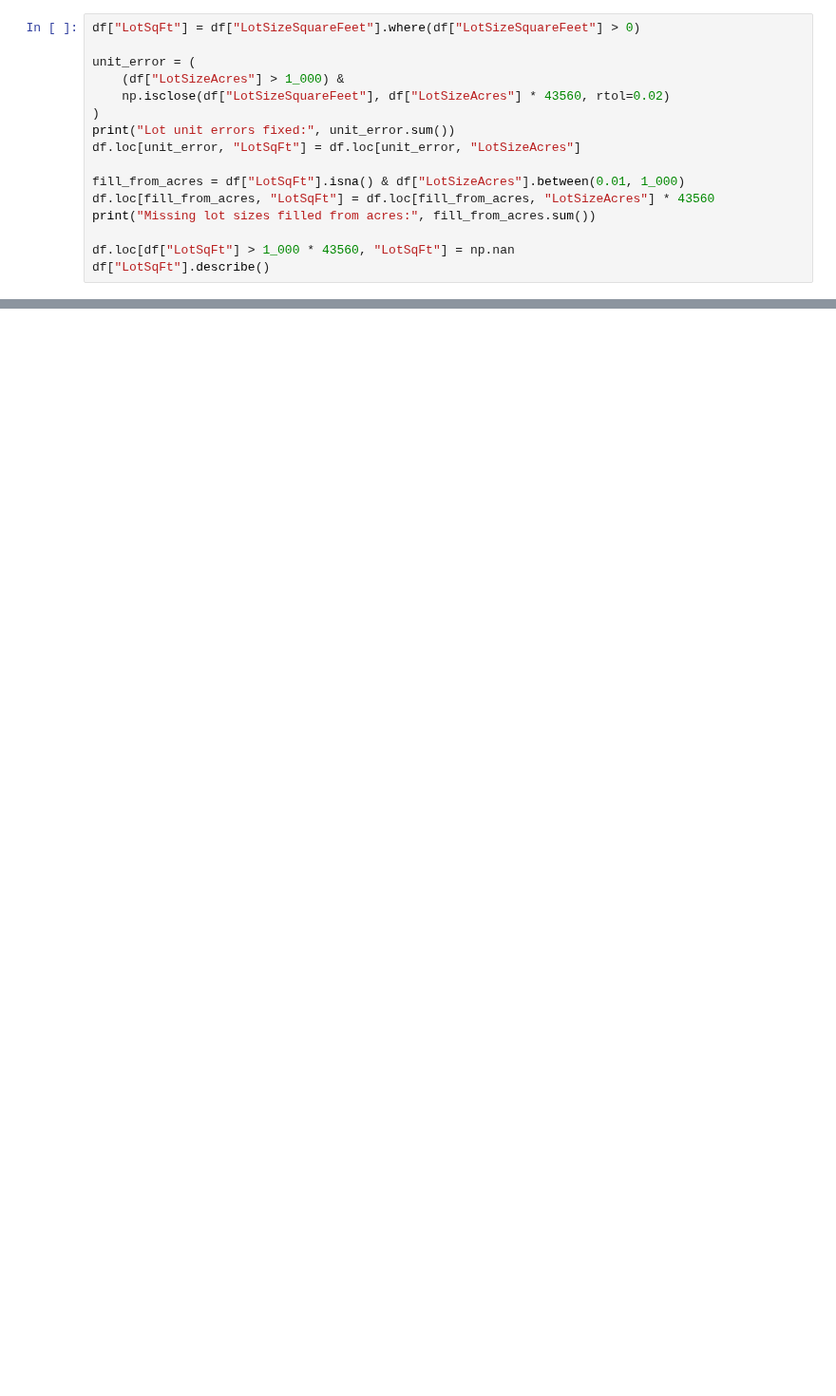
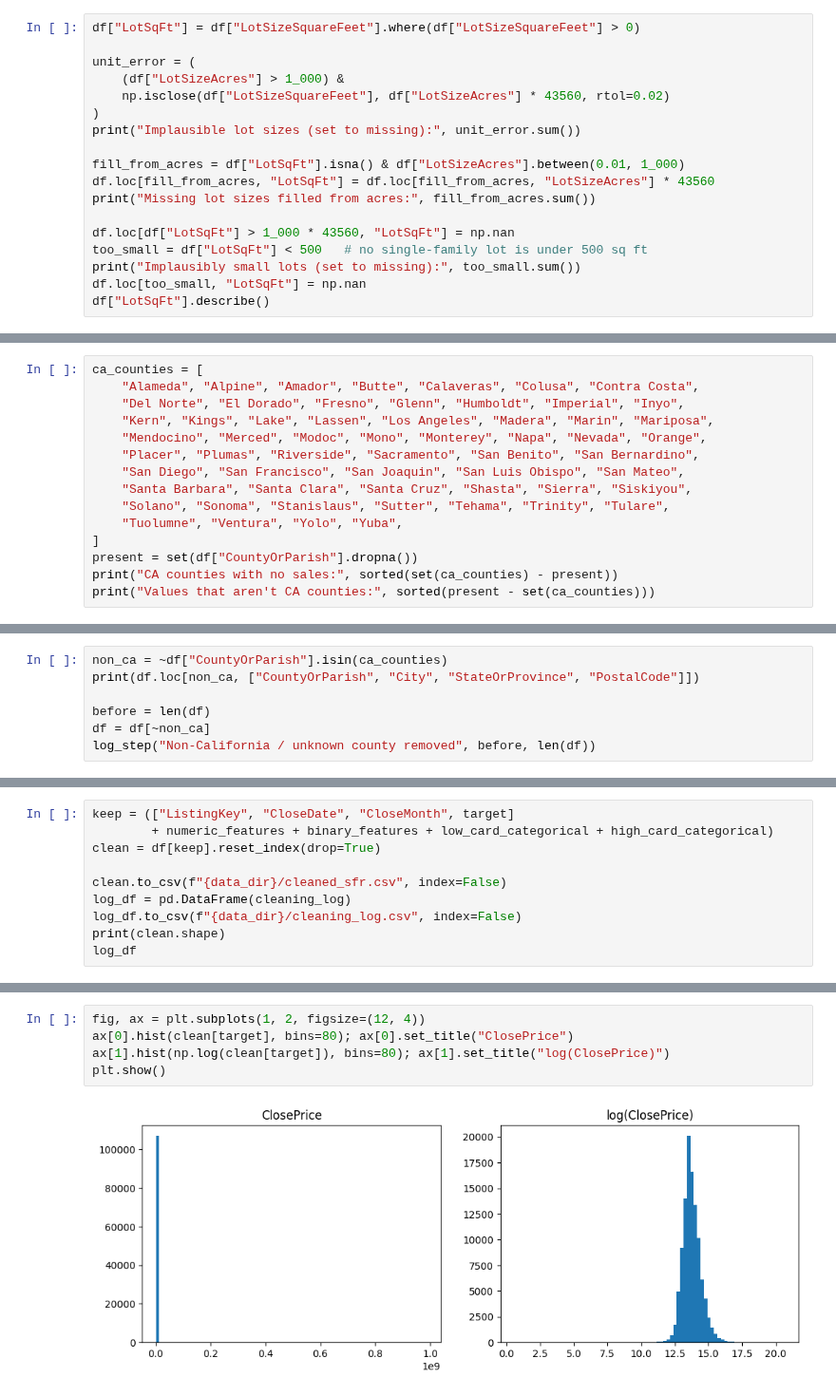
Before and after one commit to Shourya-Kulkarni/IDX-Exchange-Data-Science, a Jupyter notebook: notebooks/02_preprocessing.ipynb, the cells around one changed output, grey strips where cells are left out. Shown at 95% size. Drawn from its saved outputs; the diff is of its cells as text; blank space fills up the shorter version.

```diff
--- a/notebooks/02_preprocessing.ipynb
+++ b/notebooks/02_preprocessing.ipynb
@@ -208,12 +208,14 @@ unit_error = (
     (df["LotSizeAcres"] > 1_000) &
     np.isclose(df["LotSizeSquareFeet"], df["LotSizeAcres"] * 43560, rtol=0.02)
 )
-print("Lot unit errors fixed:", unit_error.sum())
-df.loc[unit_error, "LotSqFt"] = df.loc[unit_error, "LotSizeAcres"]
+print("Implausible lot sizes (set to missing):", unit_error.sum())
 
 fill_from_acres = df["LotSqFt"].isna() & df["LotSizeAcres"].between(0.01, 1_000)
 df.loc[fill_from_acres, "LotSqFt"] = df.loc[fill_from_acres, "LotSizeAcres"] * 43560
 print("Missing lot sizes filled from acres:", fill_from_acres.sum())
 
 df.loc[df["LotSqFt"] > 1_000 * 43560, "LotSqFt"] = np.nan
+too_small = df["LotSqFt"] < 500   # no single-family lot is under 500 sq ft
+print("Implausibly small lots (set to missing):", too_small.sum())
+df.loc[too_small, "LotSqFt"] = np.nan
 df["LotSqFt"].describe()
@@ -219,0 +412,15 @@ df["LotSqFt"].describe()
+# %%
+ca_counties = [
+    "Alameda", "Alpine", "Amador", "Butte", "Calaveras", "Colusa", "Contra Costa",
+    "Del Norte", "El Dorado", "Fresno", "Glenn", "Humboldt", "Imperial", "Inyo",
+    "Kern", "Kings", "Lake", "Lassen", "Los Angeles", "Madera", "Marin", "Mariposa",
+    "Mendocino", "Merced", "Modoc", "Mono", "Monterey", "Napa", "Nevada", "Orange",
+    "Placer", "Plumas", "Riverside", "Sacramento", "San Benito", "San Bernardino",
+    "San Diego", "San Francisco", "San Joaquin", "San Luis Obispo", "San Mateo",
+    "Santa Barbara", "Santa Clara", "Santa Cruz", "Shasta", "Sierra", "Siskiyou",
+    "Solano", "Sonoma", "Stanislaus", "Sutter", "Tehama", "Trinity", "Tulare",
+    "Tuolumne", "Ventura", "Yolo", "Yuba",
+]
+present = set(df["CountyOrParish"].dropna())
+print("CA counties with no sales:", sorted(set(ca_counties) - present))
+print("Values that aren't CA counties:", sorted(present - set(ca_counties)))
@@ -219,0 +430,7 @@ df["LotSqFt"].describe()
+# %%
+non_ca = ~df["CountyOrParish"].isin(ca_counties)
+print(df.loc[non_ca, ["CountyOrParish", "City", "StateOrProvince", "PostalCode"]])
+
+before = len(df)
+df = df[~non_ca]
+log_step("Non-California / unknown county removed", before, len(df))
@@ -219,0 +450,10 @@ df["LotSqFt"].describe()
+# %%
+keep = (["ListingKey", "CloseDate", "CloseMonth", target]
+        + numeric_features + binary_features + low_card_categorical + high_card_categorical)
+clean = df[keep].reset_index(drop=True)
+
+clean.to_csv(f"{data_dir}/cleaned_sfr.csv", index=False)
+log_df = pd.DataFrame(cleaning_log)
+log_df.to_csv(f"{data_dir}/cleaning_log.csv", index=False)
+print(clean.shape)
+log_df
@@ -219,0 +473,7 @@ df["LotSqFt"].describe()
+# %%
+fig, ax = plt.subplots(1, 2, figsize=(12, 4))
+ax[0].hist(clean[target], bins=80); ax[0].set_title("ClosePrice")
+ax[1].hist(np.log(clean[target]), bins=80); ax[1].set_title("log(ClosePrice)")
+plt.show()
+# %% [output]
+[figure, added]
```
Also changed, not shown: parts of 34 cells of this notebook.
